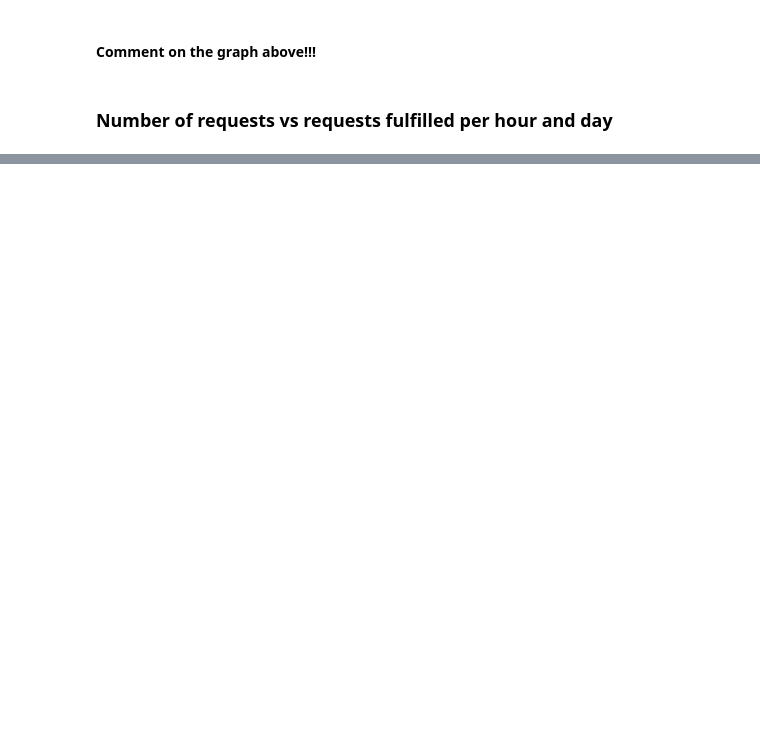
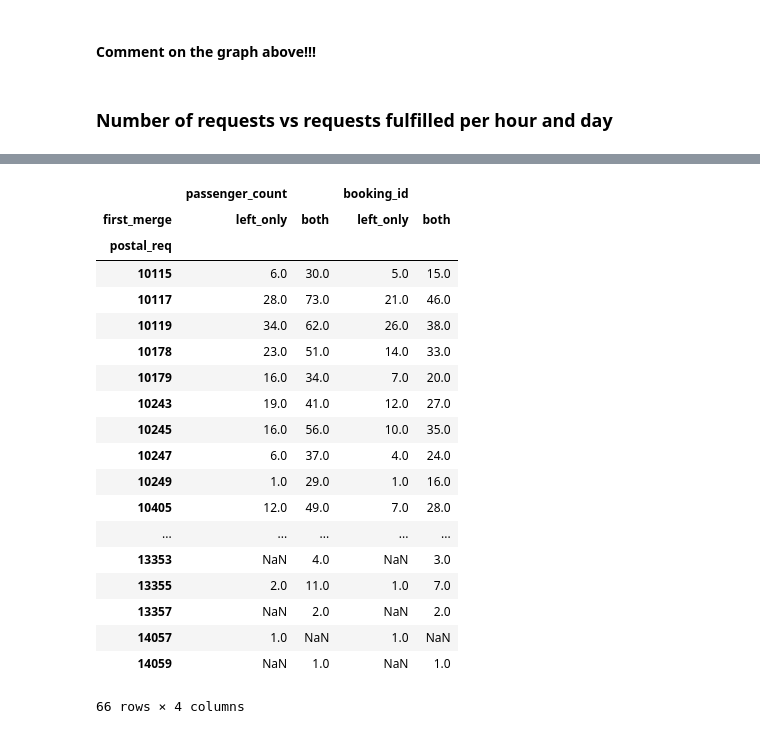
Before and after one commit to jlcoto/door2door_bi, a Jupyter notebook: bi-code-challenge/Exploring_data.ipynb, the cells around one changed output, grey strips where cells are left out. Saved outputs shown, nothing was run; the diff lists cells and outputs as text; code cells hidden in the pictures; blank space fills up the shorter version.

```diff
--- a/bi-code-challenge/Exploring_data.ipynb
+++ b/bi-code-challenge/Exploring_data.ipynb
@@ -299,0 +337,5 @@ Not all the requests of allygator are completed. Sometimes because of different
+# %%
+first_pick_drop[["postal_req", "geometry_req"]] = pd.merge(first_pick_drop[["postal_req"]], post[["PLZ99", "geometry"]],
+         left_on="postal_req", right_on="PLZ99", how="left").loc[:,["postal_req", "geometry"]]
+first_pick_drop[["postal_drop", "geometry_drop"]] = pd.merge(first_pick_drop[["postal_drop"]], post[["PLZ99", "geometry"]],
+         left_on="postal_drop", right_on="PLZ99", how="left").loc[:,["postal_req", "geometry"]]
@@ -299,0 +417,33 @@ Not all the requests of allygator are completed. Sometimes because of different
+# %%
+first_pick_drop_closed = pd.merge(first_pick_drop, pick_up_closed, how="outer",
+         indicator='first_merge', on="booking_id",
+         suffixes = ["_req", "_pick_closed"])
+# %%
+first_pick_drop_closed = pd.merge(pass_count_booking, first_pick_drop_closed,
+                                  on="booking_id", how="outer")
+# %%
+first_pick_drop_closed_group = first_pick_drop_closed.groupby(['first_merge','postal_req']).agg({"booking_id":"count", "passenger_count": np.sum})
+first_pick_drop_closed_group = first_pick_drop_closed_group.reset_index()
+# %%
+first_pick_drop_closed_group.pivot(index='postal_req', columns='first_merge')
+# %% [output]
+|  | passenger_count |  | booking_id |  |
+| first_merge | left_only | both | left_only | both |
+| postal_req |  |  |  |  |
+| 10115 | 6.0 | 30.0 | 5.0 | 15.0 |
+| 10117 | 28.0 | 73.0 | 21.0 | 46.0 |
+| 10119 | 34.0 | 62.0 | 26.0 | 38.0 |
+| 10178 | 23.0 | 51.0 | 14.0 | 33.0 |
+| 10179 | 16.0 | 34.0 | 7.0 | 20.0 |
+| 10243 | 19.0 | 41.0 | 12.0 | 27.0 |
+| 10245 | 16.0 | 56.0 | 10.0 | 35.0 |
+| 10247 | 6.0 | 37.0 | 4.0 | 24.0 |
+| 10249 | 1.0 | 29.0 | 1.0 | 16.0 |
+| 10405 | 12.0 | 49.0 | 7.0 | 28.0 |
+| ... | ... | ... | ... | ... |
+| 13353 | NaN | 4.0 | NaN | 3.0 |
+| 13355 | 2.0 | 11.0 | 1.0 | 7.0 |
+| 13357 | NaN | 2.0 | NaN | 2.0 |
+| 14057 | 1.0 | NaN | 1.0 | NaN |
+| 14059 | NaN | 1.0 | NaN | 1.0 |
+66 rows × 4 columns
```
Also changed, not shown: parts of 41 cells of this notebook, 4 other files.
